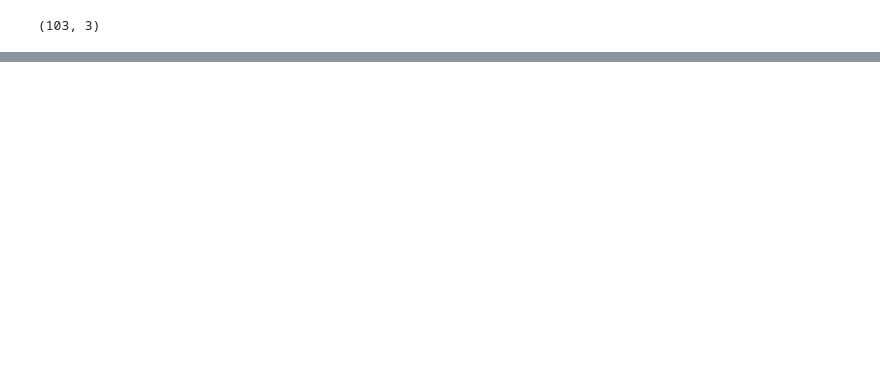
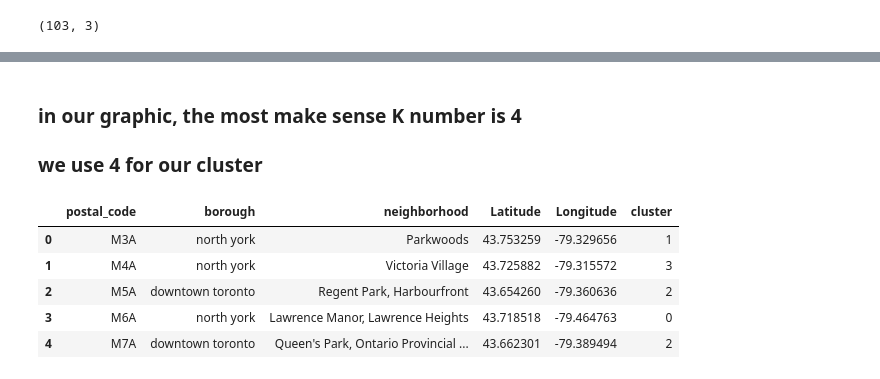
Before and after one commit to cahyoardhi/Coursera_Capstone, a Jupyter notebook: Segmenting and Clustering Neighborhoods in Toronto.ipynb, the cells around one changed output, grey strips where cells are left out. Cells and saved outputs as stored; diff of their text form; code cells hidden in the pictures; blank space fills up the shorter version.

```diff
--- a/Segmenting and Clustering Neighborhoods in Toronto.ipynb
+++ b/Segmenting and Clustering Neighborhoods in Toronto.ipynb
@@ -65,0 +104,4 @@ df.shape
+# %%
+#load geospacial data and print first 5 row
+coordinate  = pd.read_csv('Geospatial_Coordinates.csv')
+coordinate.head()
@@ -65,0 +115,5 @@ df.shape
+# %%
+#merge it to our dataframe with inner join and key by postal code
+df  = df.merge(coordinate, left_on='postal_code', right_on='Postal Code', how='inner')
+df.drop('Postal Code', axis=1, inplace= True)
+df.head()
@@ -65,0 +129,14 @@ df.shape
+# %%
+from sklearn.cluster import KMeans
+from matplotlib import pyplot as plt
+
+#lowercase borough string then find number of cluster inside it
+df['borough'] = df['borough'].apply(lambda x: x.lower())
+X   = df[df['borough'].str.contains('toronto')]
+
+X   = X[['Latitude','Longitude']]
+sse = []
+
+for i in range(2,10):
+    kmeans  = KMeans(n_clusters=i, random_state=46).fit(X)
+    sse.append(kmeans.inertia_)
@@ -65,0 +154,14 @@ df.shape
+# %% [markdown]
+### in our graphic, the most make sense K number is 4
+### we use 4 for our cluster
+# %%
+kmeans  = KMeans(n_clusters=4, random_state=46).fit(df[['Latitude','Longitude']])
+df['cluster']   = kmeans.labels_
+df.head()
+# %% [output]
+|  | postal_code | borough | neighborhood | Latitude | Longitude | cluster |
+| 0 | M3A | north york | Parkwoods | 43.753259 | -79.329656 | 1 |
+| 1 | M4A | north york | Victoria Village | 43.725882 | -79.315572 | 3 |
+| 2 | M5A | downtown toronto | Regent Park, Harbourfront | 43.654260 | -79.360636 | 2 |
+| 3 | M6A | north york | Lawrence Manor, Lawrence Heights | 43.718518 | -79.464763 | 0 |
+| 4 | M7A | downtown toronto | Queen's Park, Ontario Provincial ... | 43.662301 | -79.389494 | 2 |
```
Also changed, not shown: parts of 17 cells of this notebook, 1 other file.
